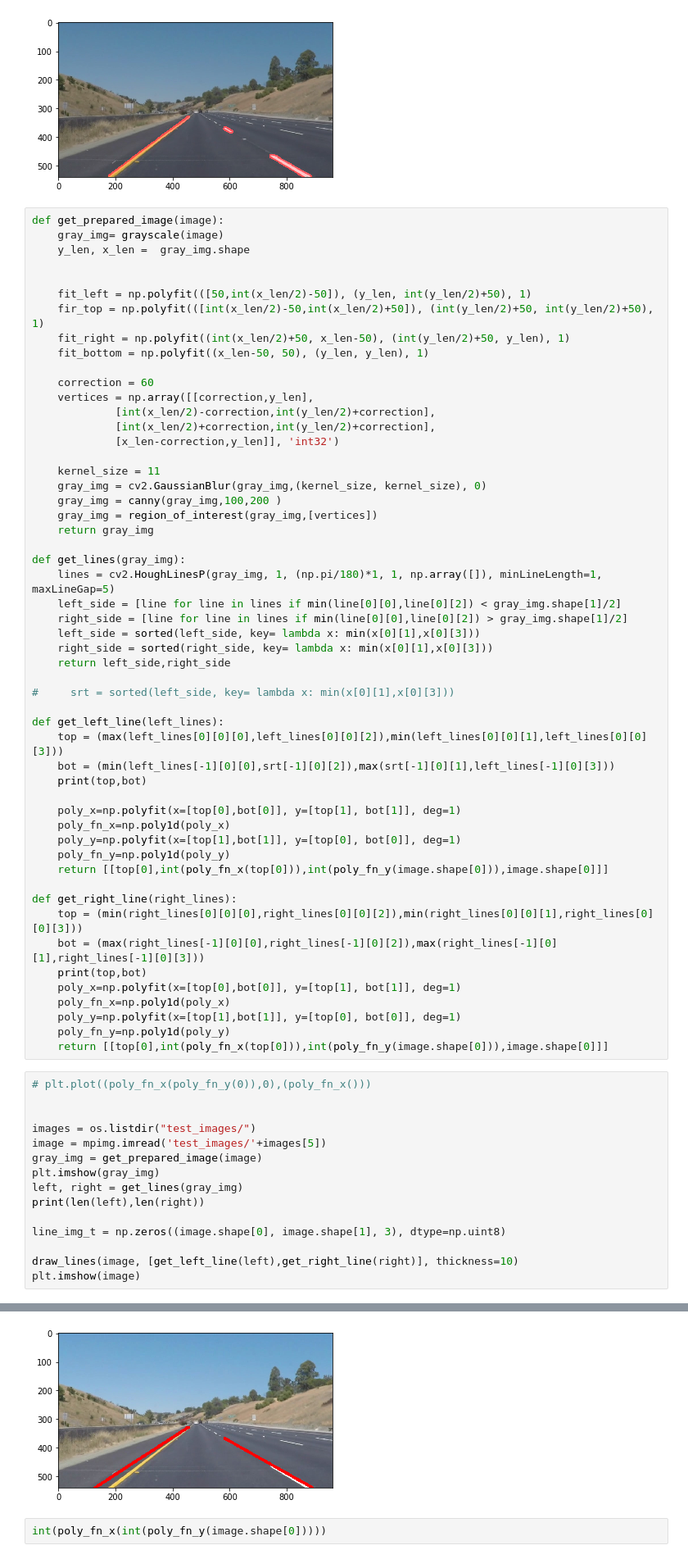
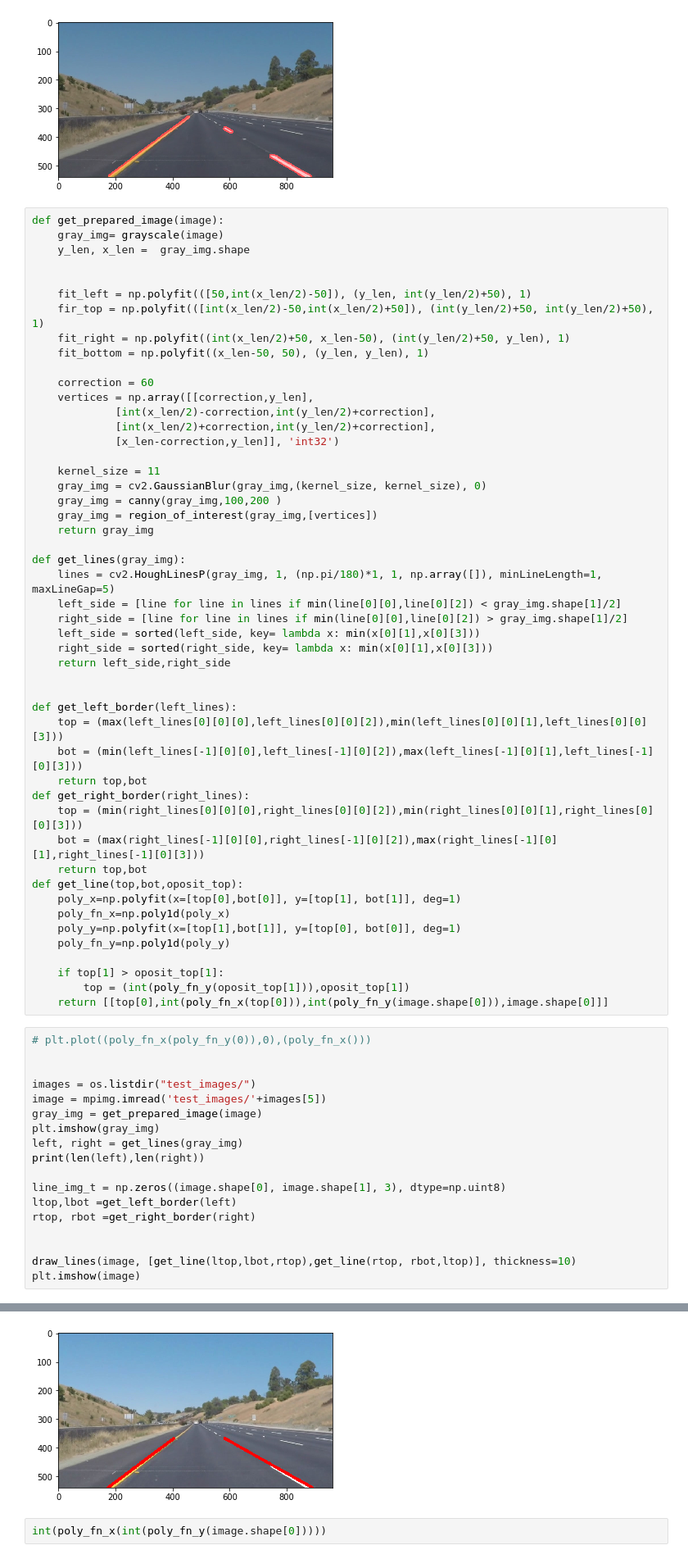
Before and after one commit to acidhills/udacity_traffic_lanes, a Jupyter notebook: P1.ipynb, the cells around one changed output, grey strips where cells are left out. Shown at 82% size. Cells and saved outputs as stored; diff of their text form.

```diff
--- a/P1.ipynb
+++ b/P1.ipynb
@@ -280,28 +280,24 @@ def get_lines(gray_img):
     right_side = sorted(right_side, key= lambda x: min(x[0][1],x[0][3]))
     return left_side,right_side
 
-#     srt = sorted(left_side, key= lambda x: min(x[0][1],x[0][3]))
 
-def get_left_line(left_lines):
+def get_left_border(left_lines):
     top = (max(left_lines[0][0][0],left_lines[0][0][2]),min(left_lines[0][0][1],left_lines[0][0][3]))
-    bot = (min(left_lines[-1][0][0],srt[-1][0][2]),max(srt[-1][0][1],left_lines[-1][0][3]))
-    print(top,bot)
-
+    bot = (min(left_lines[-1][0][0],left_lines[-1][0][2]),max(left_lines[-1][0][1],left_lines[-1][0][3]))
+    return top,bot
+def get_right_border(right_lines):
+    top = (min(right_lines[0][0][0],right_lines[0][0][2]),min(right_lines[0][0][1],right_lines[0][0][3]))
+    bot = (max(right_lines[-1][0][0],right_lines[-1][0][2]),max(right_lines[-1][0][1],right_lines[-1][0][3]))
+    return top,bot
+def get_line(top,bot,oposit_top):
     poly_x=np.polyfit(x=[top[0],bot[0]], y=[top[1], bot[1]], deg=1)
     poly_fn_x=np.poly1d(poly_x)
     poly_y=np.polyfit(x=[top[1],bot[1]], y=[top[0], bot[0]], deg=1)
     poly_fn_y=np.poly1d(poly_y)
+
+    if top[1] > oposit_top[1]:
+        top = (int(poly_fn_y(oposit_top[1])),oposit_top[1])
     return [[top[0],int(poly_fn_x(top[0])),int(poly_fn_y(image.shape[0])),image.shape[0]]]
-
-def get_right_line(right_lines):
-    top = (min(right_lines[0][0][0],right_lines[0][0][2]),min(right_lines[0][0][1],right_lines[0][0][3]))
-    bot = (max(right_lines[-1][0][0],right_lines[-1][0][2]),max(right_lines[-1][0][1],right_lines[-1][0][3]))
-    print(top,bot)
-    poly_x=np.polyfit(x=[top[0],bot[0]], y=[top[1], bot[1]], deg=1)
-    poly_fn_x=np.poly1d(poly_x)
-    poly_y=np.polyfit(x=[top[1],bot[1]], y=[top[0], bot[0]], deg=1)
-    poly_fn_y=np.poly1d(poly_y)
-    return [[top[0],int(poly_fn_x(top[0])),int(poly_fn_y(image.shape[0])),image.shape[0]]]
 # %%
 # plt.plot((poly_fn_x(poly_fn_y(0)),0),(poly_fn_x()))
 
@@ -314,8 +310,11 @@ left, right = get_lines(gray_img)
 print(len(left),len(right))
 
 line_img_t = np.zeros((image.shape[0], image.shape[1], 3), dtype=np.uint8)
+ltop,lbot =get_left_border(left)
+rtop, rbot =get_right_border(right)
 
-draw_lines(image, [get_left_line(left),get_right_line(right)], thickness=10)
+
+draw_lines(image, [get_line(ltop,lbot,rtop),get_line(rtop, rbot,ltop)], thickness=10)
 plt.imshow(image)
 # %% [output]
 139 82
@@ -324,5 +321,5 @@ plt.imshow(image)
 <matplotlib.image.AxesImage at 0x...>
-[figure, old version]
+[figure, new version]
 # %%
 int(poly_fn_x(int(poly_fn_y(image.shape[0]))))
 # %% [output]
```
Also changed, not shown: parts of 1 cell of this notebook.
